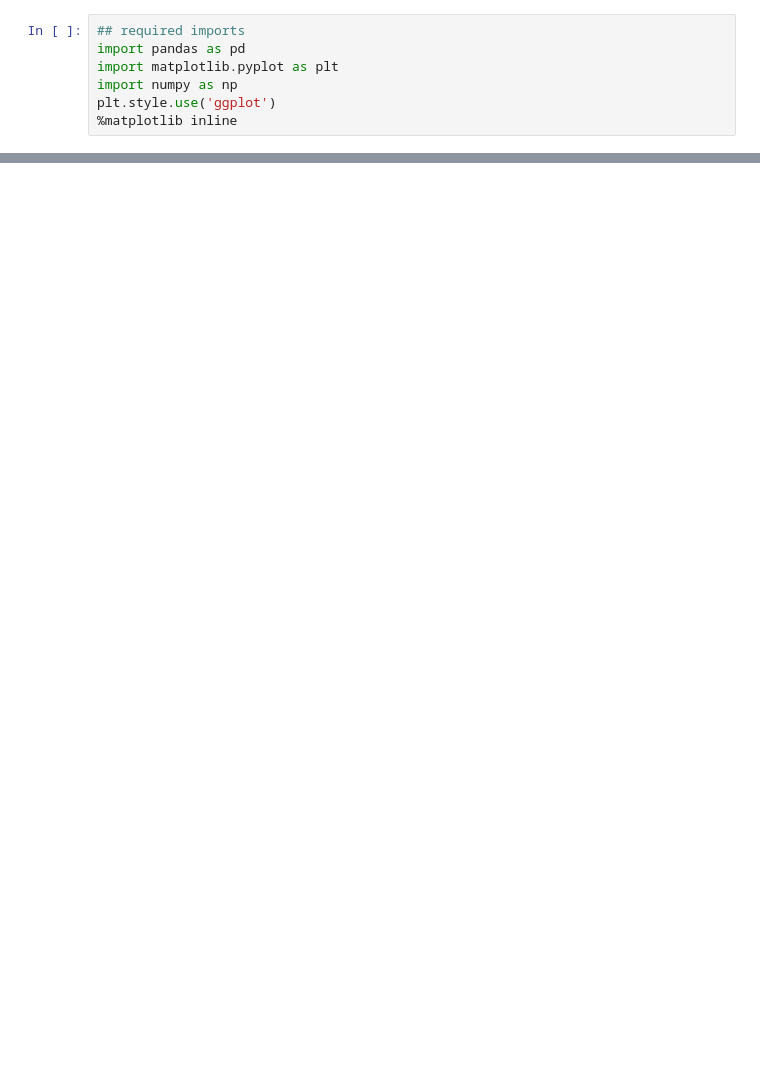
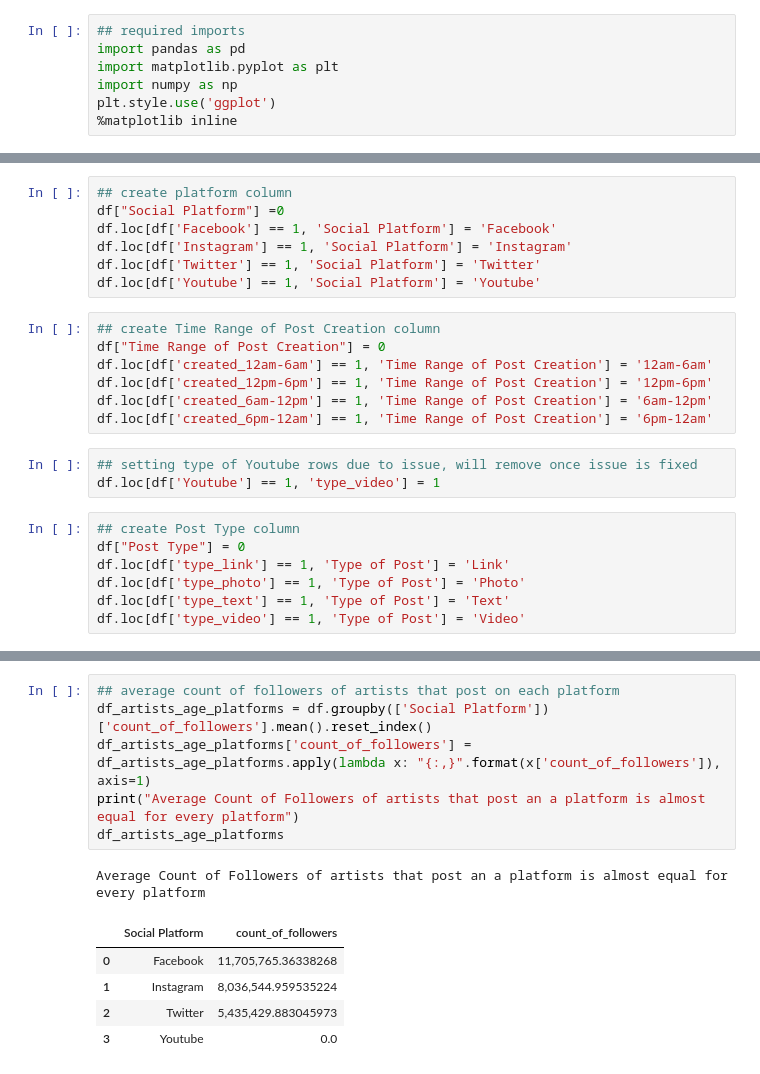
Before and after one commit to ghazalerfani/SocialMedia-Music, a Jupyter notebook: CleanedDatasets/EDA Task 2.ipynb, the cells around one changed output, grey strips where cells are left out. Saved outputs shown, nothing was run; the diff lists cells and outputs as text; blank space fills up the shorter version.

```diff
--- a/CleanedDatasets/EDA Task 2.ipynb
+++ b/CleanedDatasets/EDA Task 2.ipynb
@@ -33,0 +48,24 @@ df.loc[(df['artist_name_x']=='gentedezona') & (df['description'].str.contains('#
+# %%
+## create platform column
+df["Social Platform"] =0
+df.loc[df['Facebook'] == 1, 'Social Platform'] = 'Facebook'
+df.loc[df['Instagram'] == 1, 'Social Platform'] = 'Instagram'
+df.loc[df['Twitter'] == 1, 'Social Platform'] = 'Twitter'
+df.loc[df['Youtube'] == 1, 'Social Platform'] = 'Youtube'
+# %%
+## create Time Range of Post Creation column
+df["Time Range of Post Creation"] = 0
+df.loc[df['created_12am-6am'] == 1, 'Time Range of Post Creation'] = '12am-6am'
+df.loc[df['created_12pm-6pm'] == 1, 'Time Range of Post Creation'] = '12pm-6pm'
+df.loc[df['created_6am-12pm'] == 1, 'Time Range of Post Creation'] = '6am-12pm'
+df.loc[df['created_6pm-12am'] == 1, 'Time Range of Post Creation'] = '6pm-12am'
+# %%
+## setting type of Youtube rows due to issue, will remove once issue is fixed
+df.loc[df['Youtube'] == 1, 'type_video'] = 1
+# %%
+## create Post Type column
+df["Post Type"] = 0
+df.loc[df['type_link'] == 1, 'Type of Post'] = 'Link'
+df.loc[df['type_photo'] == 1, 'Type of Post'] = 'Photo'
+df.loc[df['type_text'] == 1, 'Type of Post'] = 'Text'
+df.loc[df['type_video'] == 1, 'Type of Post'] = 'Video'
@@ -33,0 +222,13 @@ df.loc[(df['artist_name_x']=='gentedezona') & (df['description'].str.contains('#
+# %%
+## average count of followers of artists that post on each platform
+df_artists_age_platforms = df.groupby(['Social Platform'])['count_of_followers'].mean().reset_index()
+df_artists_age_platforms['count_of_followers'] = df_artists_age_platforms.apply(lambda x: "{:,}".format(x['count_of_followers']), axis=1)
+print("Average Count of Followers of artists that post an a platform is almost equal for every platform")
+df_artists_age_platforms
+# %% [output]
+Average Count of Followers of artists that post an a platform is almost equal for every platform
+|  | Social Platform | count_of_followers |
+| 0 | Facebook | 11,705,765.36338268 |
+| 1 | Instagram | 8,036,544.959535224 |
+| 2 | Twitter | 5,435,429.883045973 |
+| 3 | Youtube | 0.0 |
```
Also changed, not shown: parts of 15 cells of this notebook, 1 other file.
